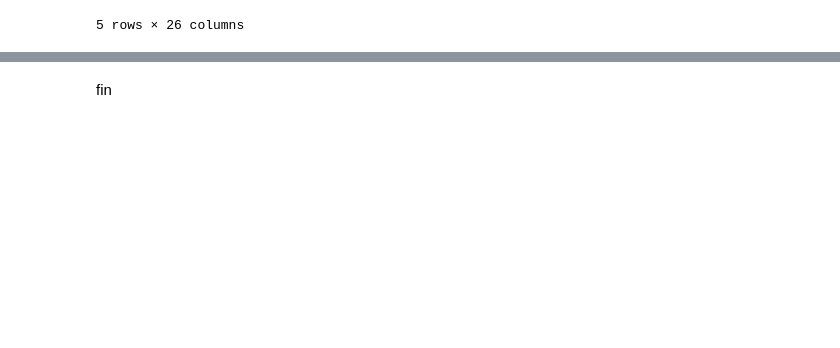
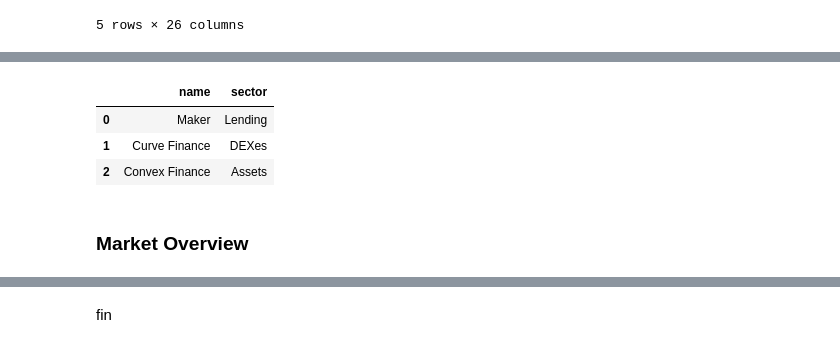
Before and after one commit to DeepLapis/crypto-dashboard, a Jupyter notebook: notebooks/get_defi_data.ipynb, the cells around one changed output, grey strips where cells are left out. Drawn from its saved outputs; the diff is of its cells as text; code cells hidden in the pictures; blank space fills up the shorter version.

```diff
--- a/notebooks/get_defi_data.ipynb
+++ b/notebooks/get_defi_data.ipynb
@@ -308,0 +389,10 @@ gecko_protocols_df.to_json("../data/TJ-04-03-22-gecko_protocol_data.json")
+# %%
+sector = [protocol["category"] for protocol in pulse_project]
+protocol_names = [protocol["name"] for protocol in pulse_project]
+df = pd.DataFrame(list(zip(protocol_names, sector)),columns =['name', 'sector'])
+df.head(3)
+# %% [output]
+|  | name | sector |
+| 0 | Maker | Lending |
+| 1 | Curve Finance | DEXes |
+| 2 | Convex Finance | Assets |
@@ -308,0 +402,2 @@ gecko_protocols_df.to_json("../data/TJ-04-03-22-gecko_protocol_data.json")
+# %% [markdown]
+### Market Overview
```
Also changed, not shown: parts of 25 cells of this notebook, 6 other files.
